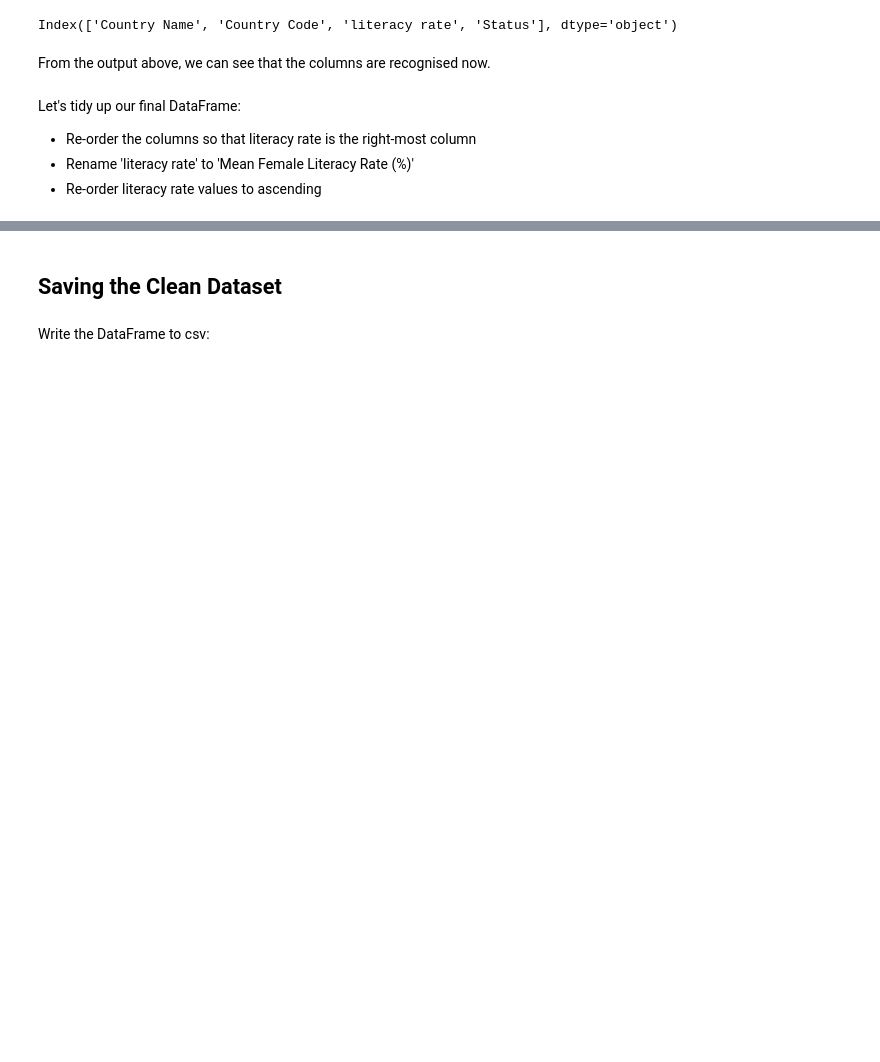
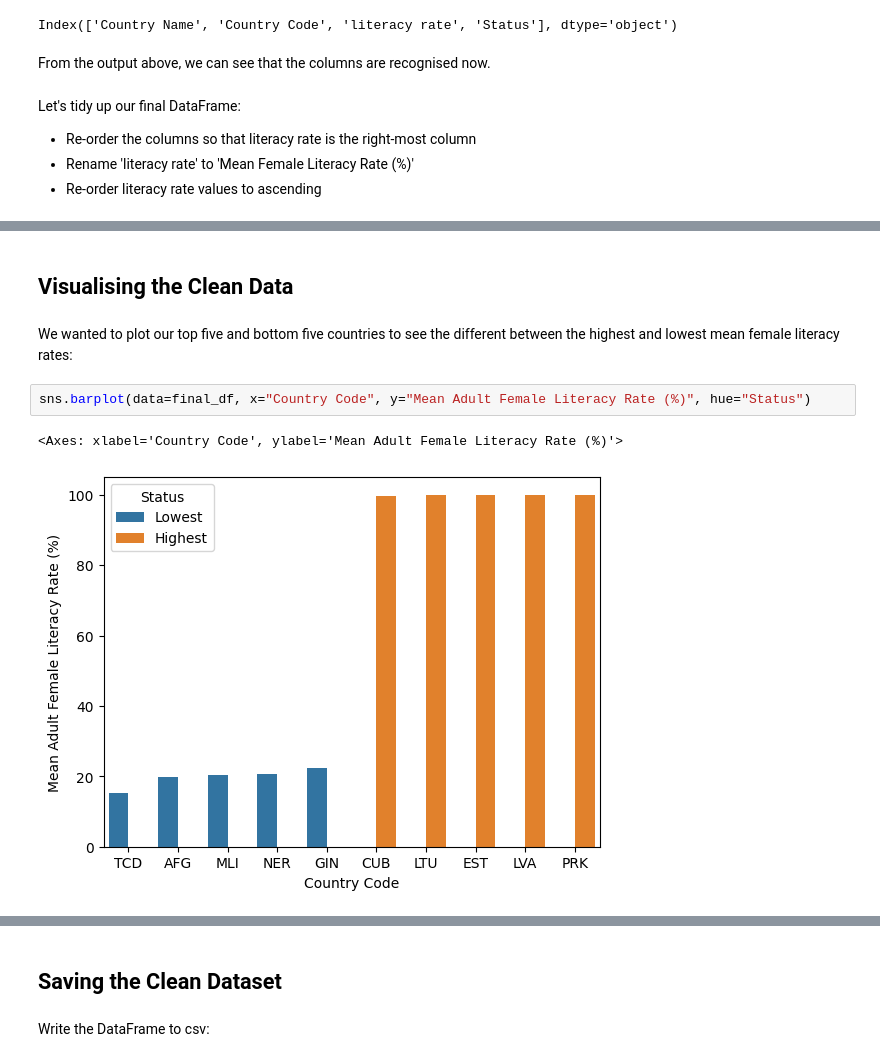
Before and after one commit to nf-97/literacy-project, a Jupyter notebook: adult-female-literacy-dc/adult-female-literacy-dc.ipynb, the cells around one changed output, grey strips where cells are left out. Saved outputs shown, nothing was run; the diff lists cells and outputs as text; blank space fills up the shorter version.

```diff
--- a/adult-female-literacy-dc/adult-female-literacy-dc.ipynb
+++ b/adult-female-literacy-dc/adult-female-literacy-dc.ipynb
@@ -535,3 +534,12 @@ final_df
 | 2 | Estonia | EST | Highest | 99.849846 |
 | 3 | Latvia | LVA | Highest | 99.858515 |
 | 4 | Korea, Dem. People's Rep. | PRK | Highest | 99.997612 |
+# %% [markdown]
+## Visualising the Clean Data
+# %% [markdown]
+We wanted to plot our top five and bottom five countries to see the different between the highest and lowest mean female literacy rates:
+# %%
+sns.barplot(data=final_df, x="Country Code", y="Mean Adult Female Literacy Rate (%)", hue="Status")
+# %% [output]
+<Axes: xlabel='Country Code', ylabel='Mean Adult Female Literacy Rate (%)'>
+[figure, added]
```
Also changed, not shown: parts of 19 cells of this notebook.
